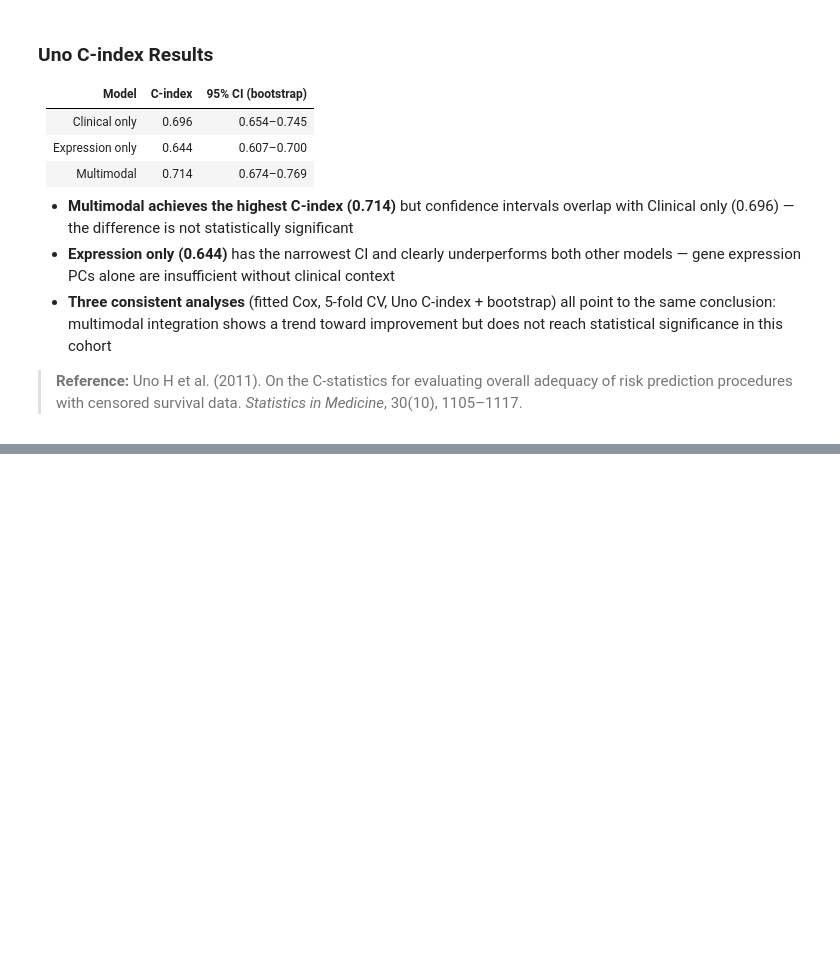
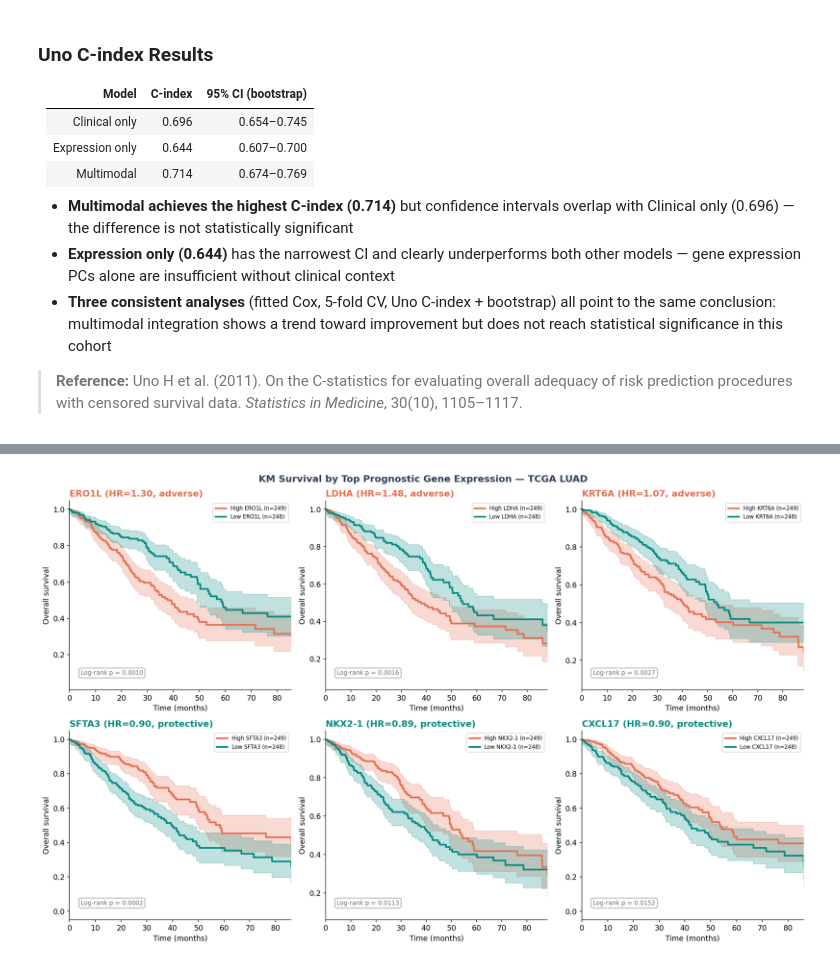
Before and after one commit to KelyNorel/tcga-luad-rwe, a Jupyter notebook: notebooks/02_multimodal_survival.ipynb, the cells around one changed output, grey strips where cells are left out. Cells and saved outputs as stored; diff of their text form; code cells hidden in the pictures; blank space fills up the shorter version.

```diff
--- a/notebooks/02_multimodal_survival.ipynb
+++ b/notebooks/02_multimodal_survival.ipynb
@@ -845,0 +1120,58 @@ plt.show()
+# %%
+# Top 3 adverse + top 3 protective
+top_adverse    = gene_df[gene_df["log_hr"] > 0].head(3)["gene"].tolist()
+top_protective = gene_df[gene_df["log_hr"] < 0].head(3)["gene"].tolist()
+top_6 = top_adverse + top_protective
+
+fig, axes = plt.subplots(2, 3, figsize=(16, 10))
+fig.patch.set_facecolor("white")
+axes = axes.flatten()
+
+for i, gene in enumerate(top_6):
+    ax = axes[i]
+
+    # Median split
+    median_expr = multimodal[gene].median()
+    high = multimodal[multimodal[gene] >= median_expr]
+    low  = multimodal[multimodal[gene] <  median_expr]
+
+    # KM
+    for group, label, color in [
+        (high, f"High {gene} (n={len(high)})", COLORS["warm"]),
+        (low,  f"Low {gene} (n={len(low)})",   COLORS["secondary"]),
+    ]:
+        kmf = KaplanMeierFitter()
+        kmf.fit(group["OS_MONTHS"], group["OS_EVENT"], label=label)
+        kmf.plot_survival_function(ax=ax, ci_show=True, color=color, lw=2.5)
+
+    # Log-rank
+    res = logrank_test(high["OS_MONTHS"], low["OS_MONTHS"],
+                       high["OS_EVENT"],  low["OS_EVENT"])
+    # Truncate at timepoint where fewer than 10 patients remain at risk
+    max_time_high = high["OS_MONTHS"].nlargest(10).min()
+    max_time_low  = low["OS_MONTHS"].nlargest(10).min()
+    max_time = min(max_time_high, max_time_low)
+    ax.set_xlim(0, max_time)
+    ax.text(0.05, 0.08, f"Log-rank p = {res.p_value:.4f}",
+            transform=ax.transAxes, fontsize=9, color=COLORS["gray"],
+            bbox=dict(boxstyle="round,pad=0.3", fc="white",
+                      ec=COLORS["gray"], alpha=0.7))
+
+    hr = gene_df[gene_df["gene"] == gene]["hr"].values[0]
+    direction = "adverse" if hr > 1 else "protective"
+    ax.set_title(f"{gene} (HR={hr:.2f}, {direction})",
+                 fontweight="bold", loc="left",
+                 color=COLORS["warm"] if hr > 1 else COLORS["secondary"])
+    ax.set_xlabel("Time (months)")
+    ax.set_ylabel("Overall survival")
+    ax.legend(fontsize=8, loc="upper right")
+
+fig.suptitle("KM Survival by Top Prognostic Gene Expression — TCGA LUAD",
+             fontsize=14, fontweight="bold", color=COLORS["primary"])
+
+plt.tight_layout()
+plt.savefig("../notebooks/figures/fig16_km_top_genes.png",
+            bbox_inches="tight", dpi=150, facecolor="white")
+plt.show()
+# %% [output]
+[figure, added]
```
Also changed, not shown: parts of 13 cells of this notebook, 5 other files.
